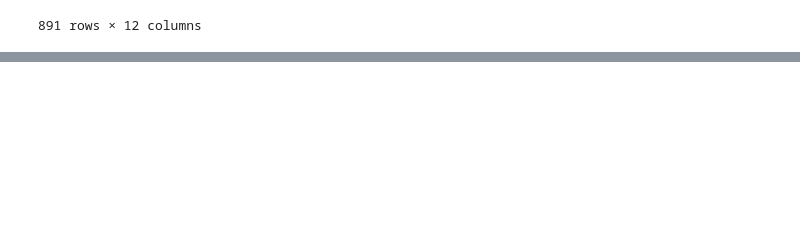
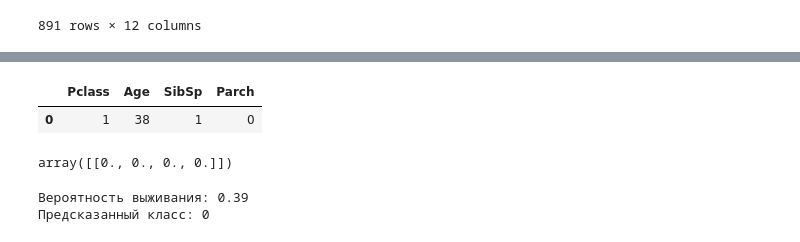
Before and after one commit to rakdav/ML, a Jupyter notebook: titani.ipynb, the cells around one changed output, grey strips where cells are left out. Saved outputs shown, nothing was run; the diff lists cells and outputs as text; code cells hidden in the pictures; blank space fills up the shorter version.

```diff
--- a/titani.ipynb
+++ b/titani.ipynb
@@ -25,0 +184,16 @@ df
+# %%
+Arina = {
+    'Pclass': [1],
+    'Sex': ['female'],
+    'Age': [38],
+    'SibSp': [1],
+    'Parch': [0],
+    'Fare': [8.25],
+    'Embarked': ['S']
+}
+df_new = pd.DataFrame(Arina)
+df_new['Sex'] = df_new['Sex'].map({'male': 0, 'female': 1})
+df_new['Embarked'] = df_new['Embarked'].map({'S': 0, 'C': 1, 'Q': 2})
+df_new['Age'].fillna(28, inplace=True)
+df_new['Fare'].fillna(14.45, inplace=True)
+df_new
@@ -25,0 +215,20 @@ df
+# %%
+df_new=df_new[['Pclass','Age','SibSp','Parch']]
+df_new
+# %% [output]
+|  | Pclass | Age | SibSp | Parch |
+| 0 | 1 | 38 | 1 | 0 |
+# %%
+scaler = StandardScaler()
+X_scaled = scaler.fit_transform(df_new)
+X_scaled
+# %% [output]
+array([[0., 0., 0., 0.]])
+# %%
+prediction_proba = log_model.predict_proba(X_scaled)
+print(f"Вероятность выживания: {prediction_proba[0][1]:.2f}")
+class_prediction = log_model.predict(X_scaled)
+print(f"Предсказанный класс: {class_prediction[0]}")
+# %% [output]
+Вероятность выживания: 0.39
+Предсказанный класс: 0
```
Also changed, not shown: parts of 18 cells of this notebook.
